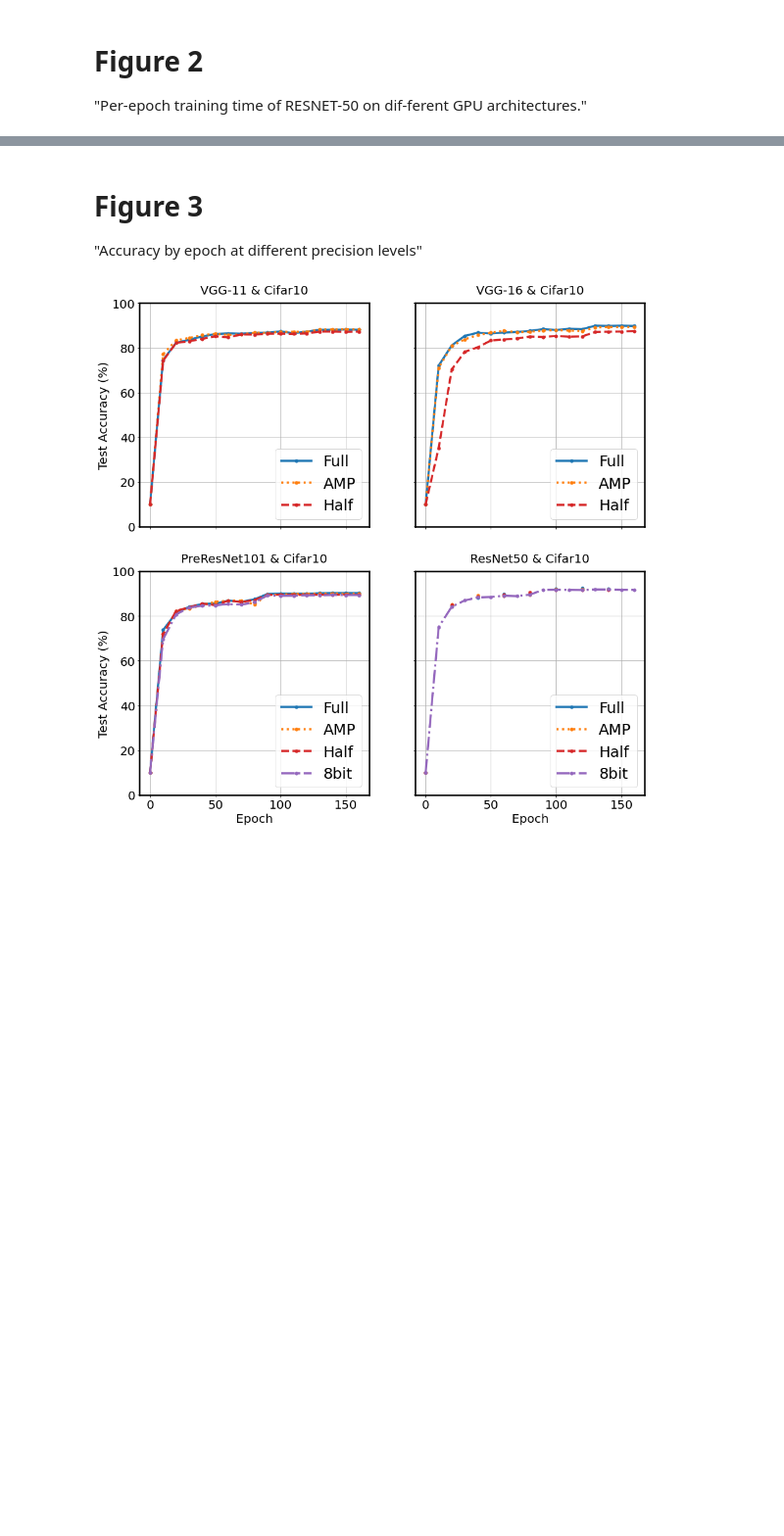
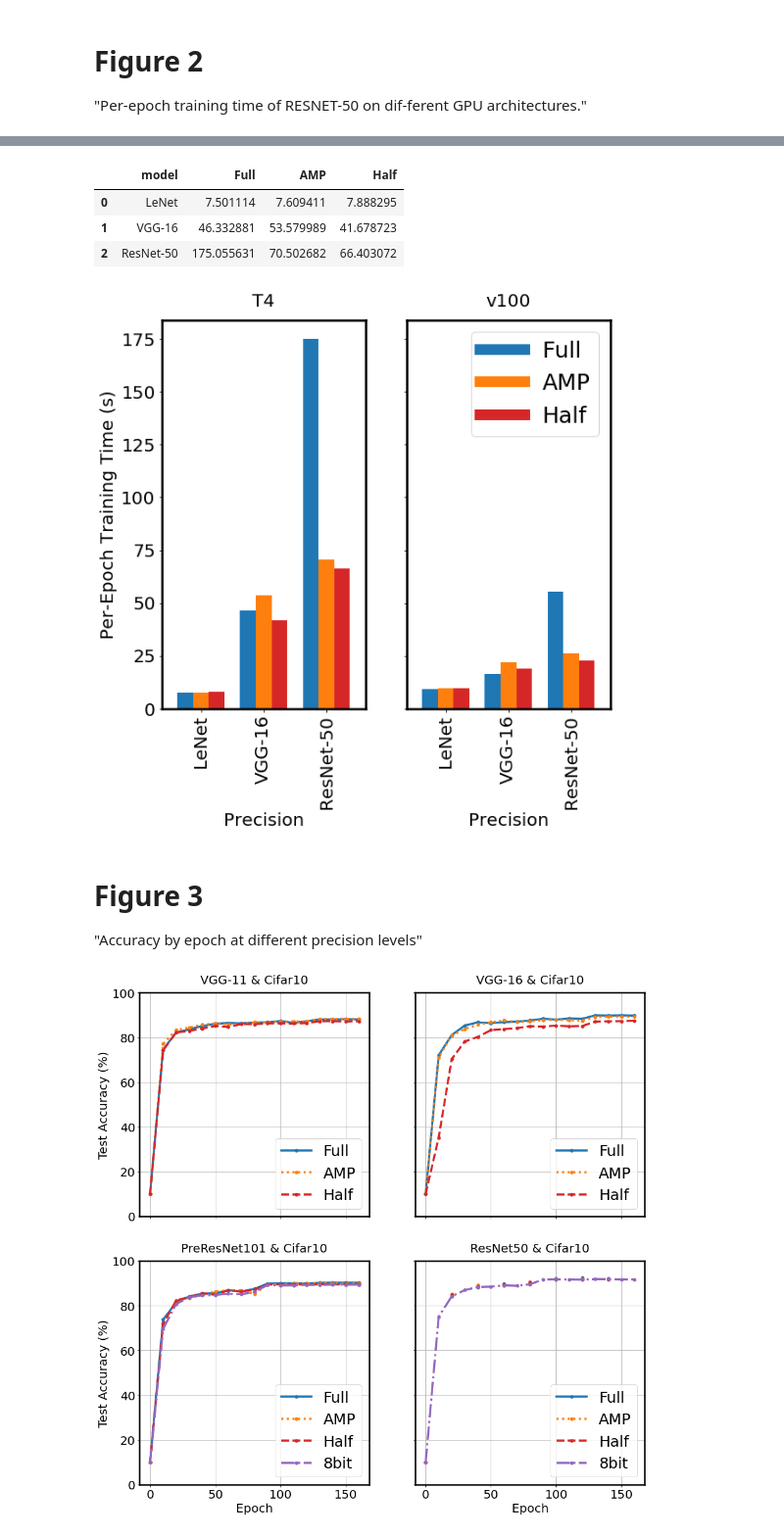
Before and after one commit to kamikazekartik/cs744_assignments, a Jupyter notebook: project/plot_figures.ipynb, the cells around one changed output, grey strips where cells are left out. Shown: that part at 98% size. Saved outputs shown, nothing was run; the diff lists cells and outputs as text; code cells hidden in the pictures; blank space fills up the shorter version.

Commit message:
modified plot for figure_2

```diff
--- a/project/plot_figures.ipynb
+++ b/project/plot_figures.ipynb
@@ -446,3 +483,44 @@ plt.savefig("Figure_2.png", format='png', dpi=600, bbox_inches='tight', pad_inch
+# %%
+T4_df
+# %% [output]
+|  | model | Full | AMP | Half |
+| 0 | LeNet | 7.501114 | 7.609411 | 7.888295 |
+| 1 | VGG-16 | 46.332881 | 53.579989 | 41.678723 |
+| 2 | ResNet-50 | 175.055631 | 70.502682 | 66.403072 |
+# %%
+fig, axes = plt.subplots(nrows=1, ncols=2, sharex=True, sharey=True, figsize=(9,8))
+colors = dict(mcolors.BASE_COLORS, **mcolors.CSS4_COLORS)
+# Sort colors by hue, saturation, value and name.
+by_hsv = sorted((tuple(mcolors.rgb_to_hsv(mcolors.to_rgba(color)[:3])), name)
+                for name, color in colors.items())
+rc('axes', linewidth=2.5)
+matplotlib.rcParams['pdf.fonttype'] = 42
+matplotlib.rcParams['ps.fonttype'] = 42
+matplotlib.rc('xtick', labelsize=20)
+matplotlib.rc('ytick', labelsize=20)
+colors = ['C0', 'C1', 'C3']
+T4_df.plot(ax=axes[0], x="model", y=["Full", "AMP", "Half"], kind="bar", width=0.75, color=colors)
+v100_df.plot(ax=axes[1], x="model", y=["Full", "AMP", "Half"], kind="bar", width=0.75, color=colors)
+# df_resnet_T4.plot(ax=axes[0], x='precision', y='avg_epoch_train_time', kind='bar', color=colors)
+# df_lenet_T4.plot(ax=axes[0], x='precision', y='avg_epoch_train_time', kind='bar', color=colors)
+# df_resnet_v100.plot(ax=axes[1], x='precision', y='avg_epoch_train_time', kind='bar', color=colors)
+# axes.plot()
+axes[0].set_title('T4', pad=15, size=20)
+axes[1].set_title('v100', pad=15, size=20)
+axes[0].set_xlabel("Precision", size=20)
+axes[0].get_legend().remove()
+axes[1].set_xlabel("Precision", size=20)
+axes[1].get_legend().remove()
+axes[0].set_ylabel("Per-Epoch Training Time (s)", size=20)
+legend_properties = {'size':25}
+custom_legend = [Line2D([0], [0], color='C0', lw=12),
+                Line2D([0], [0], color='C1', lw=12),
+                Line2D([0], [0], color='C3', lw=12)]
+axes[1].legend(custom_legend, ['Full', 'AMP', 'Half'], prop=legend_properties)
+# plt.show()
+plt.savefig("Figure_2.png", format='png', dpi=600, bbox_inches='tight', pad_inches=0.05)
+# %% [output]
+[figure, added]
 # %% [markdown]
 # Figure 3
 "Accuracy by epoch at different precision levels"
```
Also changed, not shown: parts of 4 cells of this notebook.
